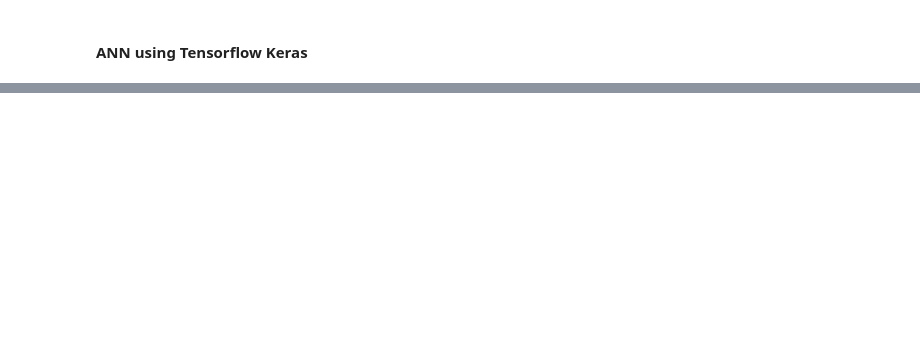
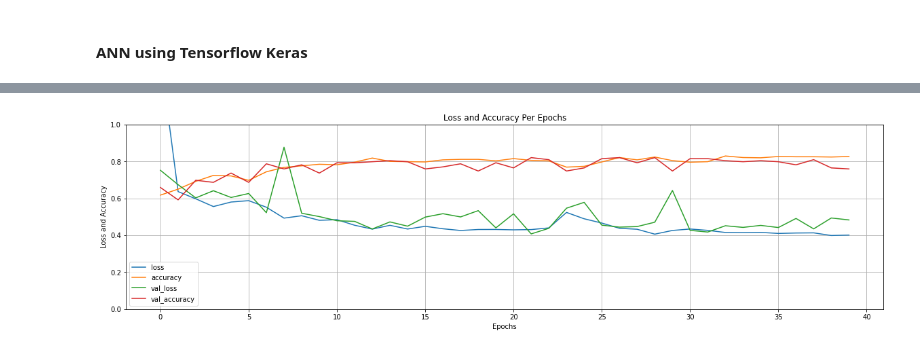
Before and after one commit to EminKeresteci/ml-titanic, a Jupyter notebook: titanic001.ipynb, the cells around one changed output, grey strips where cells are left out. Drawn from its saved outputs; the diff is of its cells as text; code cells hidden in the pictures; blank space fills up the shorter version.

```diff
--- a/titanic001.ipynb
+++ b/titanic001.ipynb
@@ -514,13 +651,16 @@ history = model.fit(x_train, y_train, epochs=40, validation_data=(x_test, y_test
 # %%
 history.params
 history.history.keys()
 pd.DataFrame(history.history).plot(figsize=(20, 5))
 plt.title('Loss and Accuracy Per Epochs')
 plt.xlabel('Epochs')
 plt.ylabel('Loss and Accuracy')
 plt.grid(True)
 plt.gca().set_ylim(0, 1)
 plt.show()
-model.evaluate(x_test, y_test)
+score=model.evaluate(x_test, y_test)[1]
+print(score)
 models.update(ANN_2_100=model)
-scores.update(ANN_2_100=model.score(x_test, y_test))
+scores.update(ANN_2_100=score)
+# %% [output]
+[figure, added]
```
Also changed, not shown: parts of 44 cells of this notebook.
